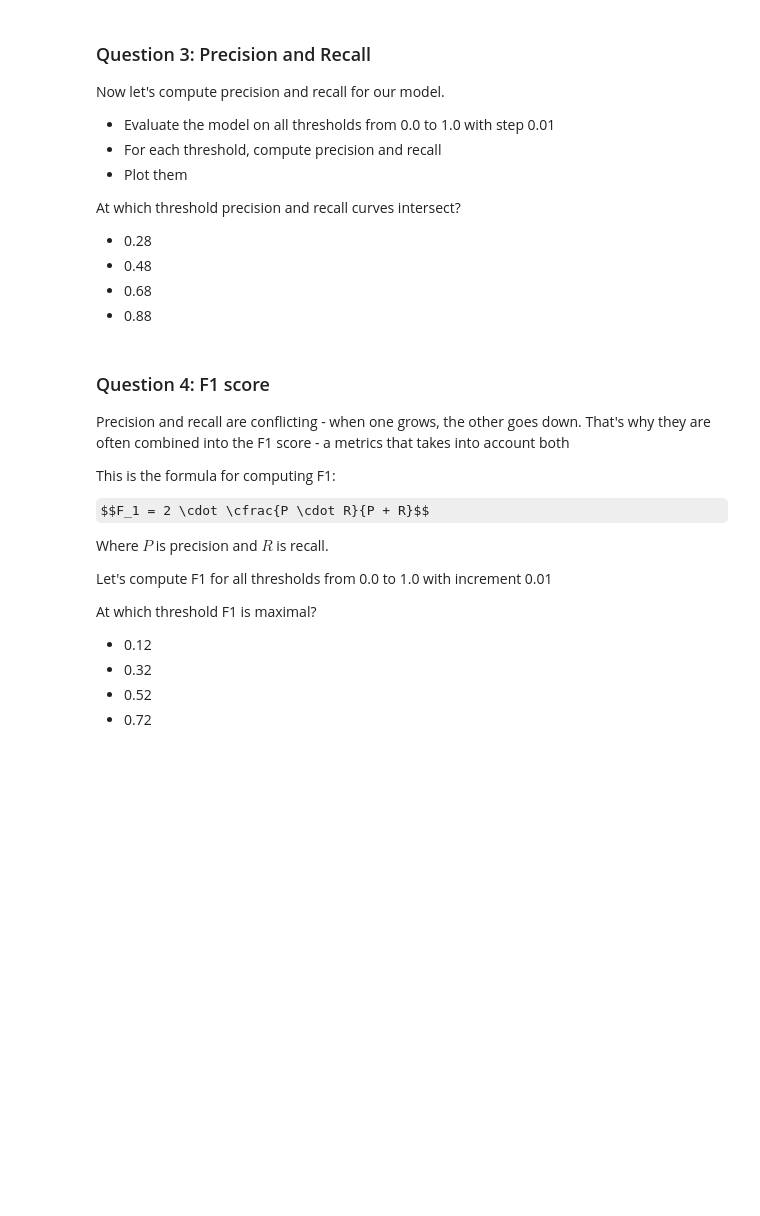
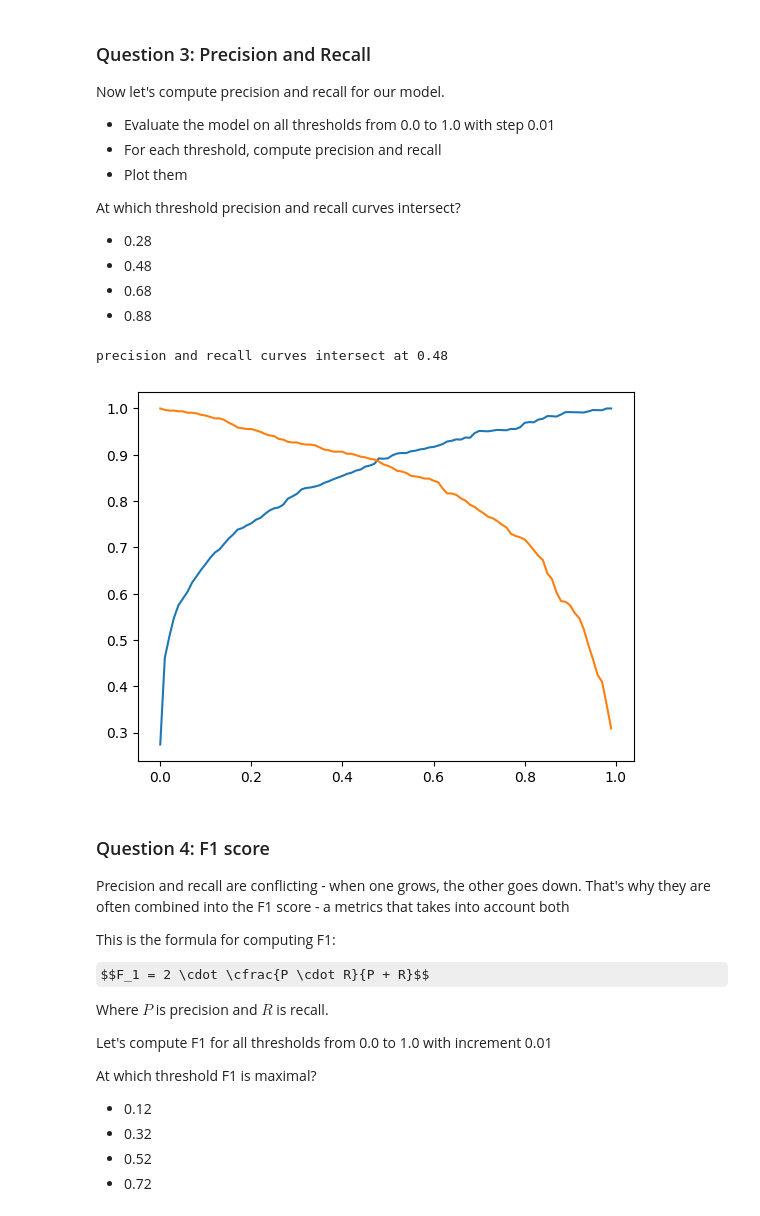
Before and after one commit to aaalexlit/machine-learning-zoomcamp-alex, a Jupyter notebook: ml_zoomcamp_HW4.ipynb, the cells around one changed output. Drawn from its saved outputs; the diff is of its cells as text; code cells hidden in the pictures; some formulas as TeX source; blank space fills up the shorter version.

```diff
--- a/ml_zoomcamp_HW4.ipynb
+++ b/ml_zoomcamp_HW4.ipynb
@@ -165,6 +165,35 @@ At which threshold precision and recall curves intersect?
 * 0.48
 * 0.68
 * 0.88
+# %%
+import numpy as np
+from sklearn.metrics import precision_score, recall_score
+import matplotlib.pyplot as plt
+thresholds = np.arange(0, 1, 0.01)
+y_pred = model.predict_proba(X_val)[:, 1]
+precisions = []
+recalls = []
+min_diff = 1
+
+for t in thresholds:
+
+    ps = precision_score(y_val, (y_pred >= t))
+    rs = recall_score(y_val, (y_pred >= t))
+    precisions.append(ps)
+    recalls.append(rs)
+    diff = np.abs(ps - rs)
+    if  diff < min_diff:
+        min_diff = diff
+        min_threshold = t
+    if ps == rs:
+        print(f'presicion equals recall at t = {t}')
+
+plt.plot(thresholds, precisions)
+plt.plot(thresholds, recalls)
+print(f'precision and recall curves intersect at {min_threshold}')
+# %% [output]
+precision and recall curves intersect at 0.48
+[figure, added]
 # %% [markdown]
 ### Question 4: F1 score
 
```
